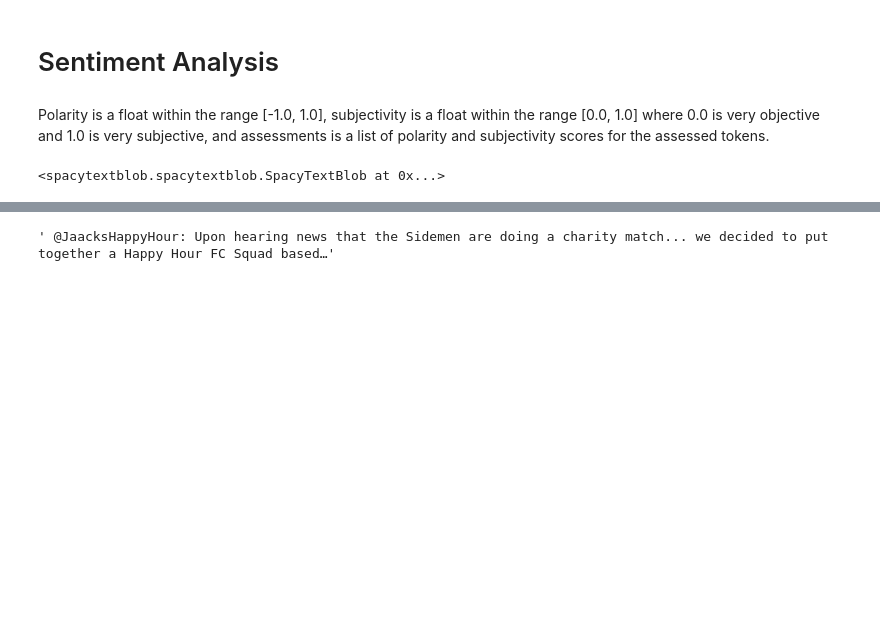
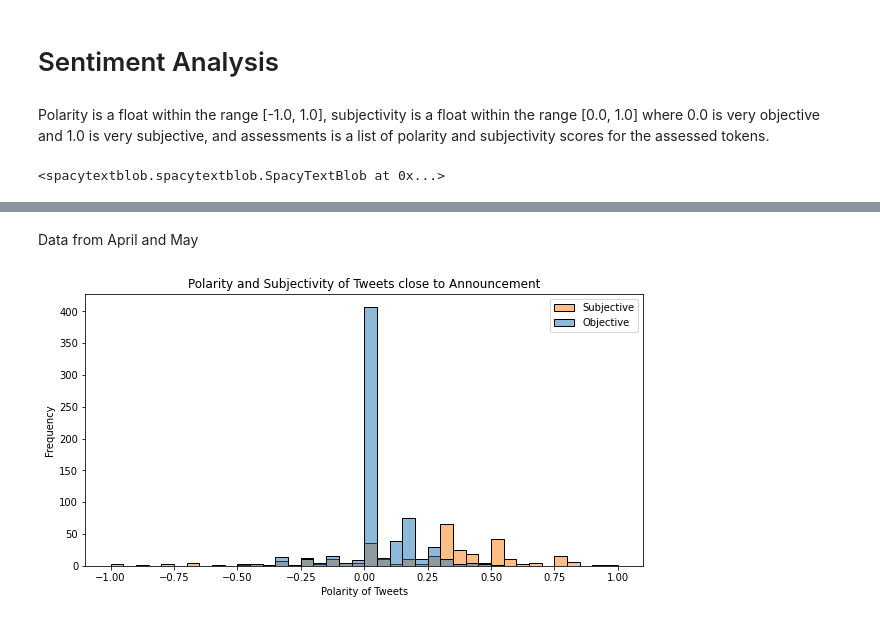
Before and after one commit to AntonioMoralCevallos/BA90-EuropeanSuperLeagueNLP, a Jupyter notebook: NLP/SentimentAnalysis.ipynb, the cells around one changed output, grey strips where cells are left out. Saved outputs shown, nothing was run; the diff lists cells and outputs as text; code cells hidden in the pictures; blank space fills up the shorter version.

Commit message:
Further analysis on April data

```diff
--- a/NLP/SentimentAnalysis.ipynb
+++ b/NLP/SentimentAnalysis.ipynb
@@ -27,7 +27,9 @@ text = data.tweet
+# %%
+text_current = data_current.tweet
 # %%
 sentences = []
 
-for i in text:
+for i in text_current:
   i = i.replace('\n','')
   i = i.replace('RT','')
   sentences.append(i)
@@ -50,4 +47,21 @@ array([' @YanitedAlways: 100 days today since the European Super League collapse
-# %%
-sentiment_analysis.loc[sentiment_analysis.polarity == sentiment_analysis.polarity.max()][0:1].tweet_text.values[0]
-# %% [output]
-' @JaacksHappyHour: Upon hearing news that the Sidemen are doing a charity match... we decided to put together a Happy Hour FC Squad based…'
+# %% [markdown]
+Data from April and May
+# %%
+text_past = announcement_data.tweet
+sentences_2 = []
+
+for i in text_past:
+  i = i.replace('\n','')
+  i = i.replace('RT','')
+  sentences_2.append(i)
+
+polarity2 = []
+assessments2 = []
+subjectivity2 = []
+for t in sentences_2:
+  doc = nlp(t)
+  polarity2.append(doc._.polarity)
+  assessments2.append(doc._.assessments)
+  subjectivity2.append(doc._.subjectivity)
+
+past_sent_analysis = pd.DataFrame({'tweet_text':sentences_2,'polarity':polarity2,'subjectivity':subjectivity2,'assessments':assessments2})
@@ -53,0 +70,13 @@ sentiment_analysis.loc[sentiment_analysis.polarity == sentiment_analysis.polarit
+# %%
+past_sent_analysis['sub_binary'] = past_sent_analysis.subjectivity.apply(lambda x: 1 if x >=0.5 else 0 )
+# %%
+plt.figure(figsize=(10,5))
+sns.histplot(data=past_sent_analysis,x='polarity',alpha=0.5,hue='sub_binary')
+sns.color_palette("tab10")
+plt.xlabel('Polarity of Tweets')
+plt.ylabel('Frequency')
+plt.legend(['Subjective','Objective'])
+plt.title('Polarity and Subjectivity of Tweets close to Announcement')
+plt.show()
+# %% [output]
+[figure, added]
```
Also changed, not shown: parts of 6 cells of this notebook, 1 other file.
